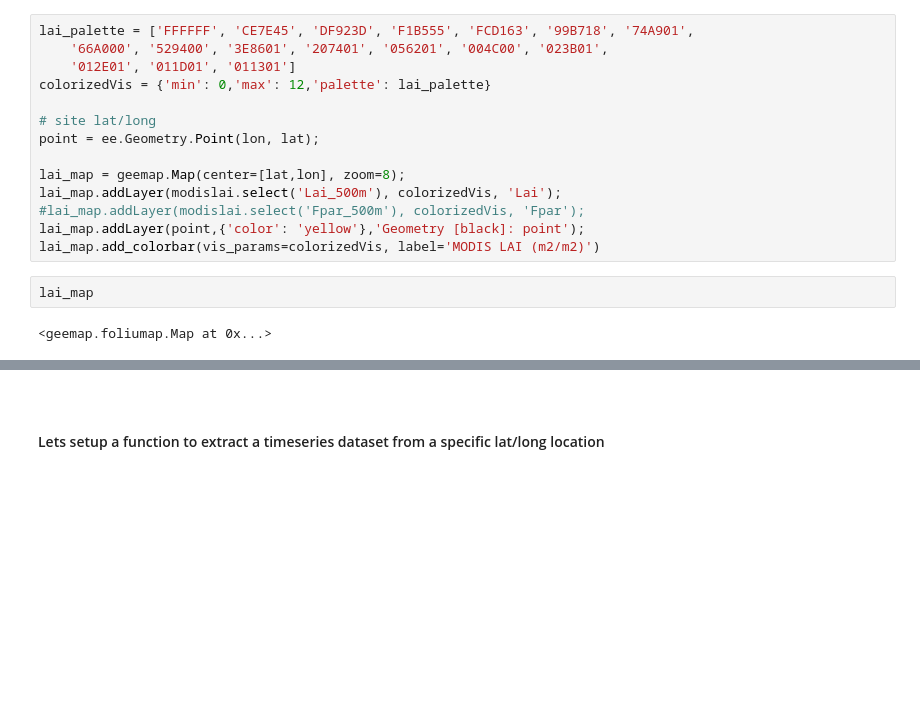
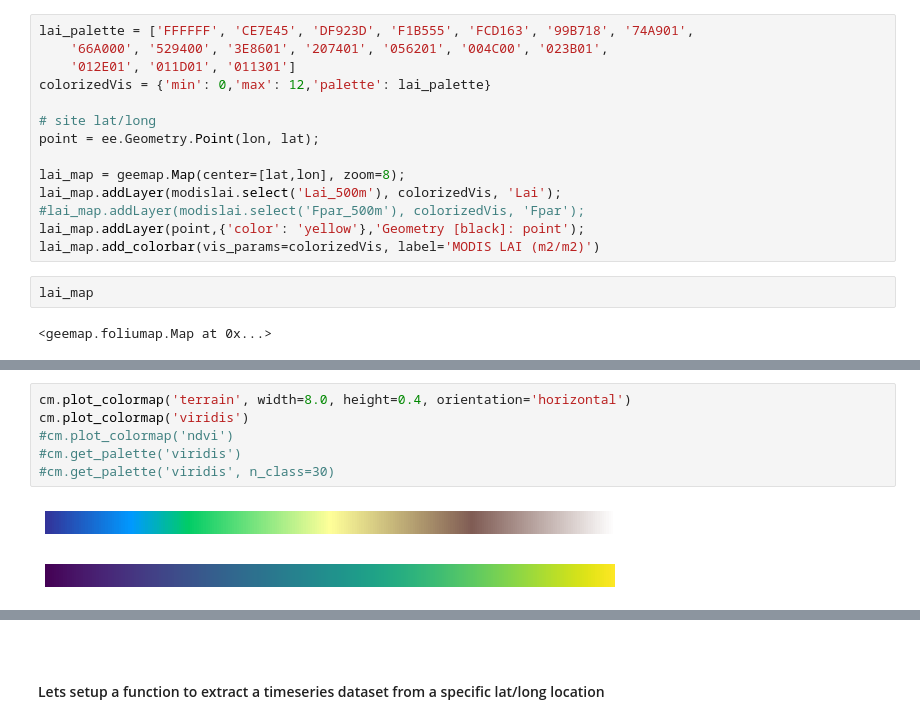
Before and after one commit to FASSt-simulation/fasst_simulation_tools, a Jupyter notebook: notebooks/ngeearctic/evaluate_ELM_fluxes_w_gee.ipynb, the cells around one changed output, grey strips where cells are left out. Saved outputs shown, nothing was run; the diff lists cells and outputs as text; blank space fills up the shorter version.

```diff
--- a/notebooks/ngeearctic/evaluate_ELM_fluxes_w_gee.ipynb
+++ b/notebooks/ngeearctic/evaluate_ELM_fluxes_w_gee.ipynb
@@ -228,0 +234,9 @@ lai_map
+# %%
+cm.plot_colormap('terrain', width=8.0, height=0.4, orientation='horizontal')
+cm.plot_colormap('viridis')
+#cm.plot_colormap('ndvi')
+#cm.get_palette('viridis')
+#cm.get_palette('viridis', n_class=30)
+# %% [output]
+[figure, added]
+[figure, added]
```
Also changed, not shown: parts of 38 cells of this notebook.
